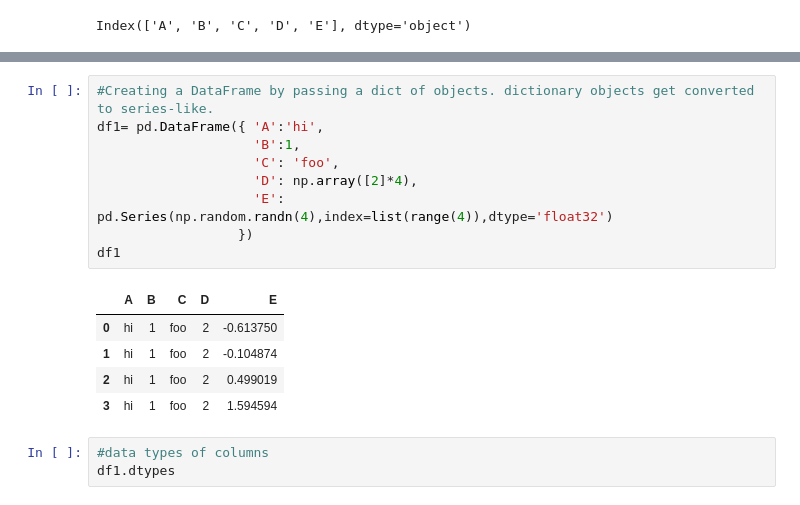
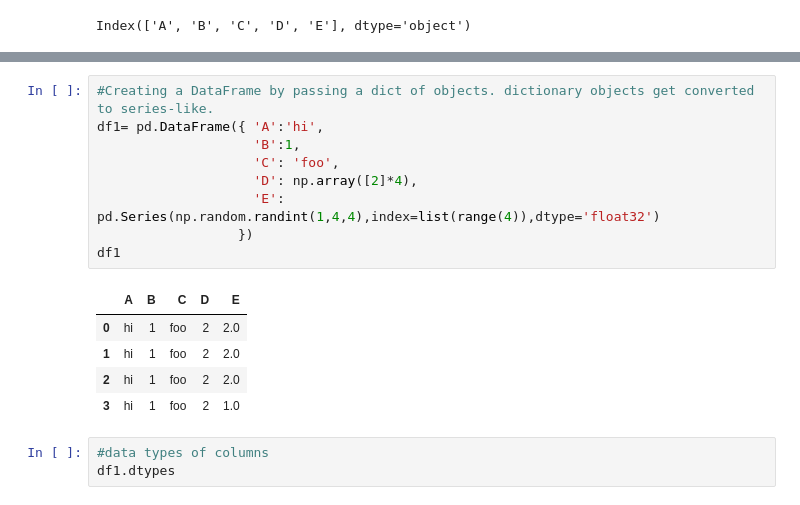
Before and after one commit to k-manisha/LearnPython, a Jupyter notebook: pandas_basics.ipynb, the cells around one changed output, grey strips where cells are left out. Saved outputs shown, nothing was run; the diff lists cells and outputs as text.

```diff
--- a/pandas_basics.ipynb
+++ b/pandas_basics.ipynb
@@ -138,18 +139,18 @@ df.sort_values(by='D')
 # %%
 #Creating a DataFrame by passing a dict of objects. dictionary objects get converted to series-like.
 df1= pd.DataFrame({ 'A':'hi',
                     'B':1,
                     'C': 'foo',
                     'D': np.array([2]*4),
-                    'E': pd.Series(np.random.randn(4),index=list(range(4)),dtype='float32')
+                    'E': pd.Series(np.random.randint(1,4,4),index=list(range(4)),dtype='float32')
                   })
 df1
 # %% [output]
 |  | A | B | C | D | E |
-| 0 | hi | 1 | foo | 2 | -0.613750 |
-| 1 | hi | 1 | foo | 2 | -0.104874 |
-| 2 | hi | 1 | foo | 2 | 0.499019 |
-| 3 | hi | 1 | foo | 2 | 1.594594 |
+| 0 | hi | 1 | foo | 2 | 2.0 |
+| 1 | hi | 1 | foo | 2 | 2.0 |
+| 2 | hi | 1 | foo | 2 | 2.0 |
+| 3 | hi | 1 | foo | 2 | 1.0 |
 # %%
 #data types of columns
 df1.dtypes
```
Also changed, not shown: parts of 32 cells of this notebook.
